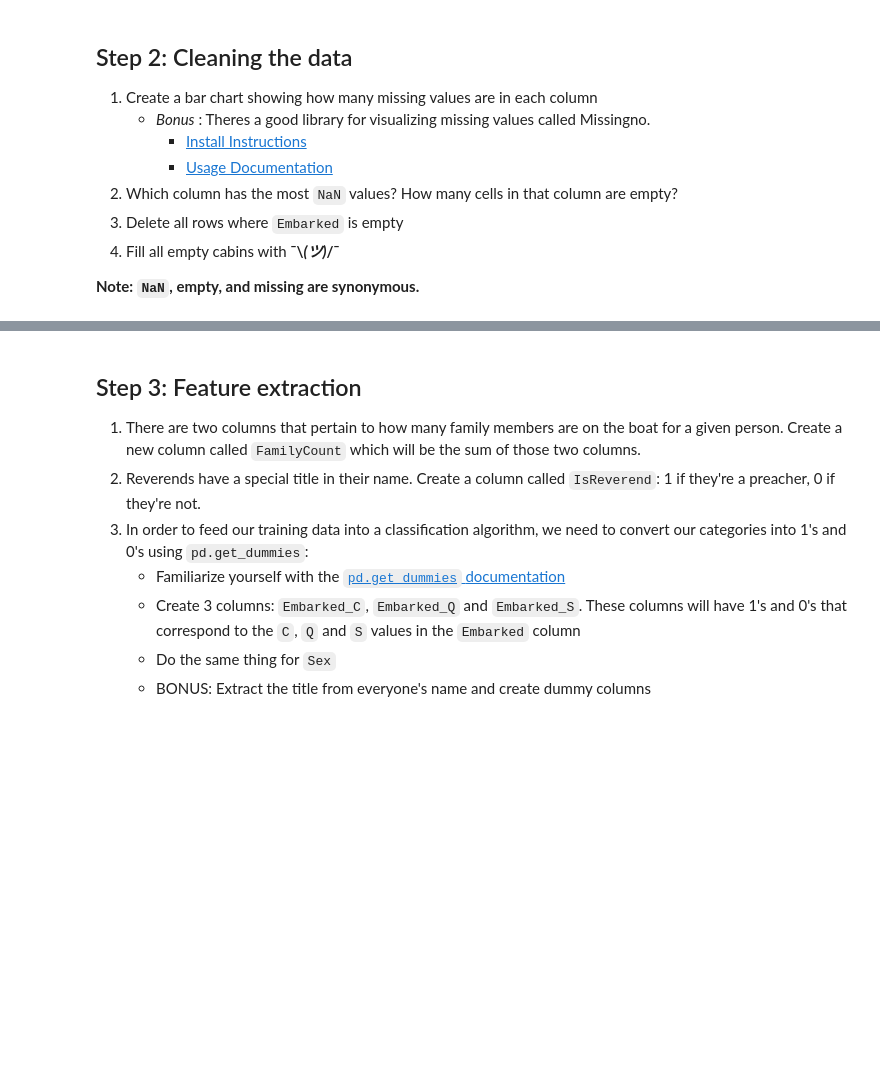
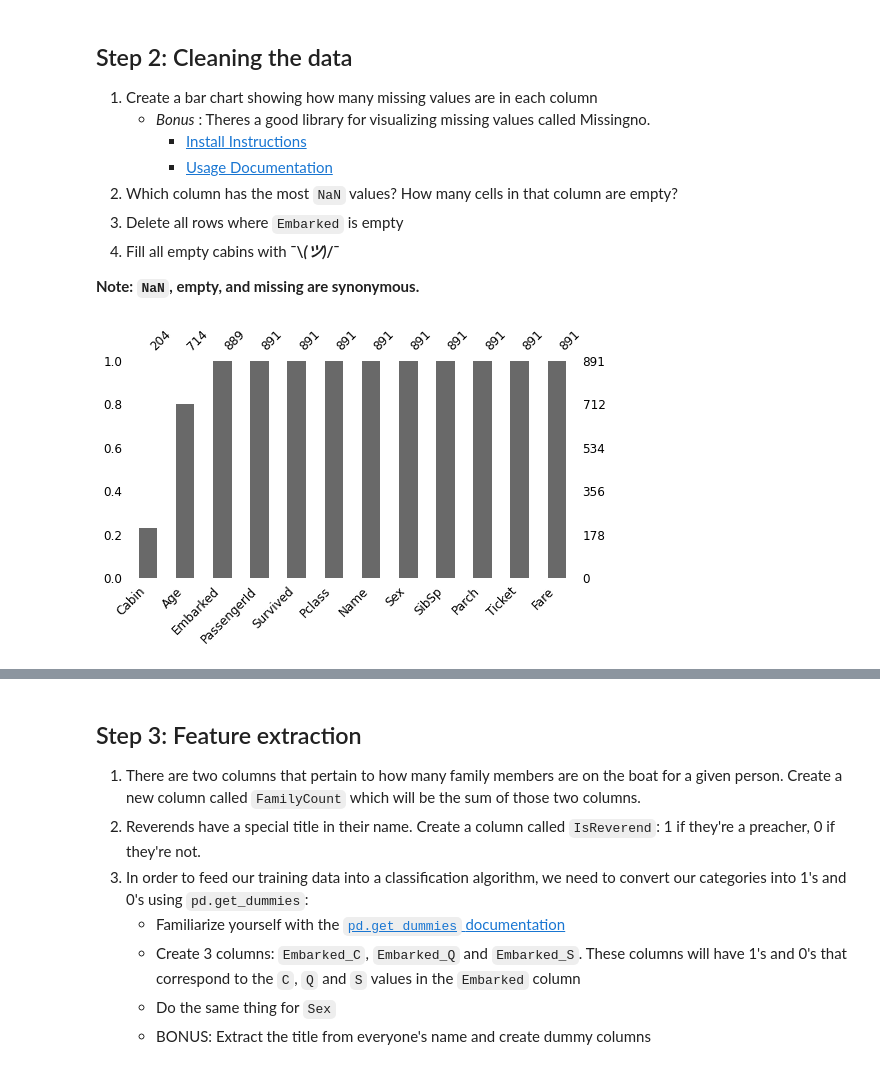
Before and after one commit to maryschindler/DSI_exercises, a Jupyter notebook: 2_01_Titanic/Titanic_revisited.ipynb, the cells around one changed output, grey strips where cells are left out. Cells and saved outputs as stored; diff of their text form; code cells hidden in the pictures; blank space fills up the shorter version.

```diff
--- a/2_01_Titanic/Titanic_revisited.ipynb
+++ b/2_01_Titanic/Titanic_revisited.ipynb
@@ -22,4 +24,4 @@ import pandas as pd
 # %%
 #2. Load train.csv as a pandas DataFrame.
-train = pd.read_csv('./train.csv')
+df = pd.read_csv('./train.csv')
 # %%
@@ -46,7 +48,14 @@ train.head()
 # %%
 #1. Create a bar chart showing how many missing values are in each column
 #  - *Bonus* : Theres a good library for visualizing missing values called Missingno.
 #      - [Install Instructions](https://pypi.org/project/missingno/)
 #      - [Usage Documentation](https://github.com/ResidentMario/missingno)
+
+missingno.bar(df,
+              figsize = (8, 4),
+              fontsize = 12,
+              sort = 'ascending');
+# %% [output]
+[figure, added]
 # %%
 #2. Which column has the most `NaN` values? How many cells in that column are empty?
```
Also changed, not shown: parts of 15 cells of this notebook, 1 other file.
